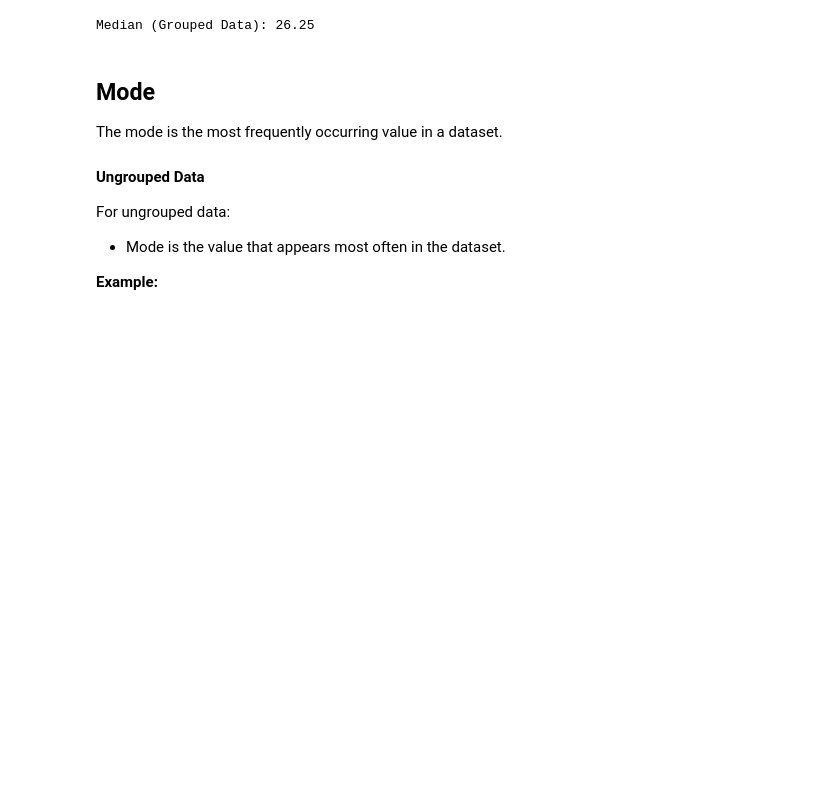
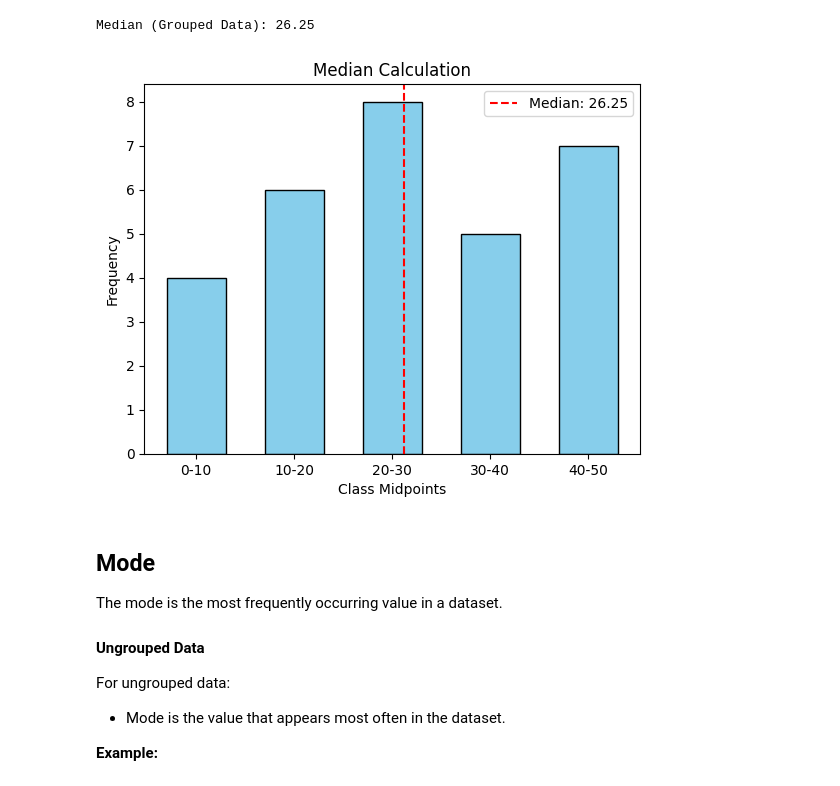
Before and after one commit to imranhasan22/handbook_imran, a Jupyter notebook: ai/Statistics.ipynb, the cells around one changed output. Saved outputs shown, nothing was run; the diff lists cells and outputs as text; code cells hidden in the pictures; blank space fills up the shorter version.

```diff
--- a/ai/Statistics.ipynb
+++ b/ai/Statistics.ipynb
@@ -552,6 +508,18 @@ median = L + ((N / 2 - CF) / f) * h
 print(f"Median (Grouped Data): {median}")
 # %% [output]
 Median (Grouped Data): 26.25
+# %%
+# Visualization
+plt.bar(midpoints, frequencies, width=6, color='skyblue', edgecolor='black')
+plt.axvline(x=median, color='r', linestyle='--', label=f'Median: {median_regular:.2f}')
+plt.xticks(midpoints, [f'{interval[0]}-{interval[1]}' for interval in class_intervals])
+plt.title('Median Calculation')
+plt.xlabel('Class Midpoints')
+plt.ylabel('Frequency')
+plt.legend()
+plt.show()
+# %% [output]
+[figure, added]
 # %% [markdown]
 ## Mode
 The mode is the most frequently occurring value in a dataset.
```
Also changed, not shown: parts of 18 cells of this notebook.
